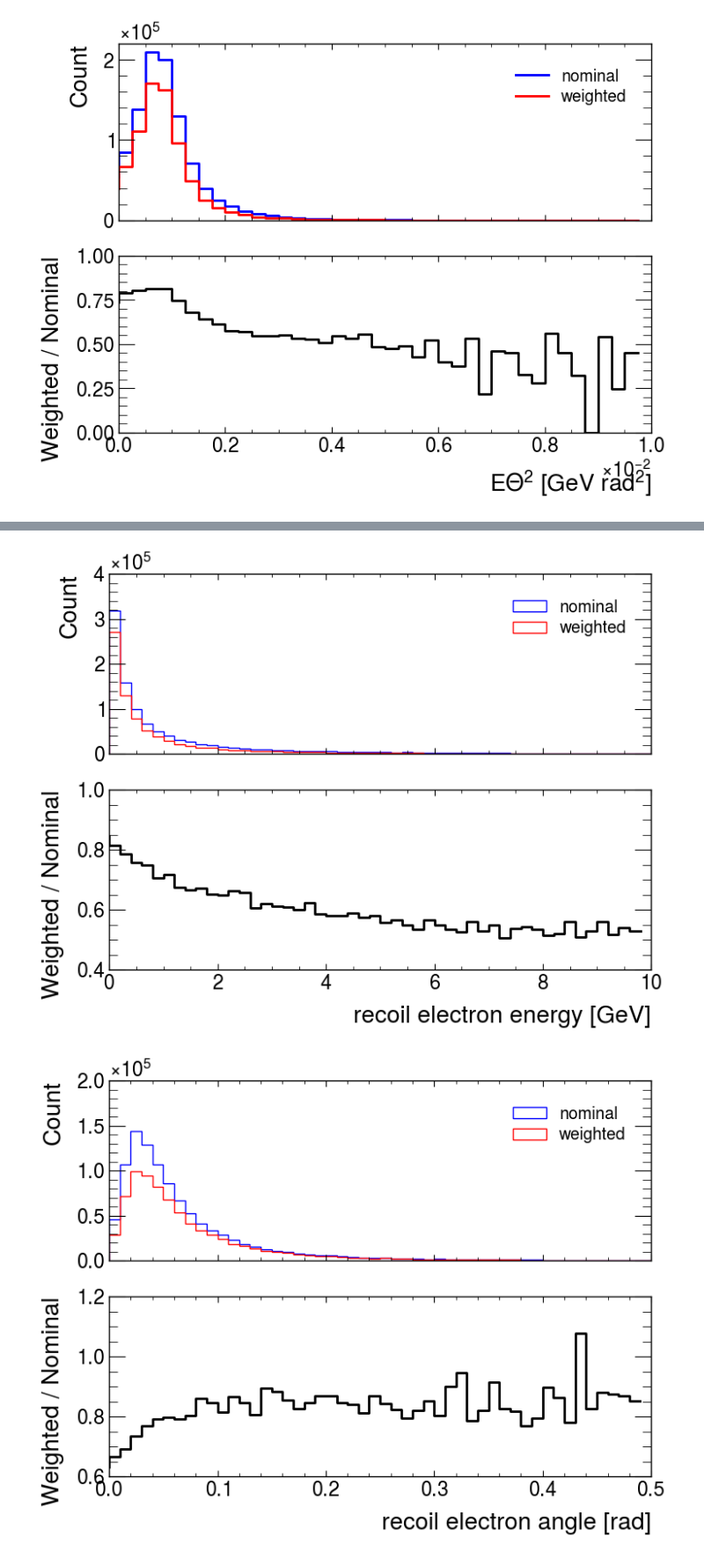
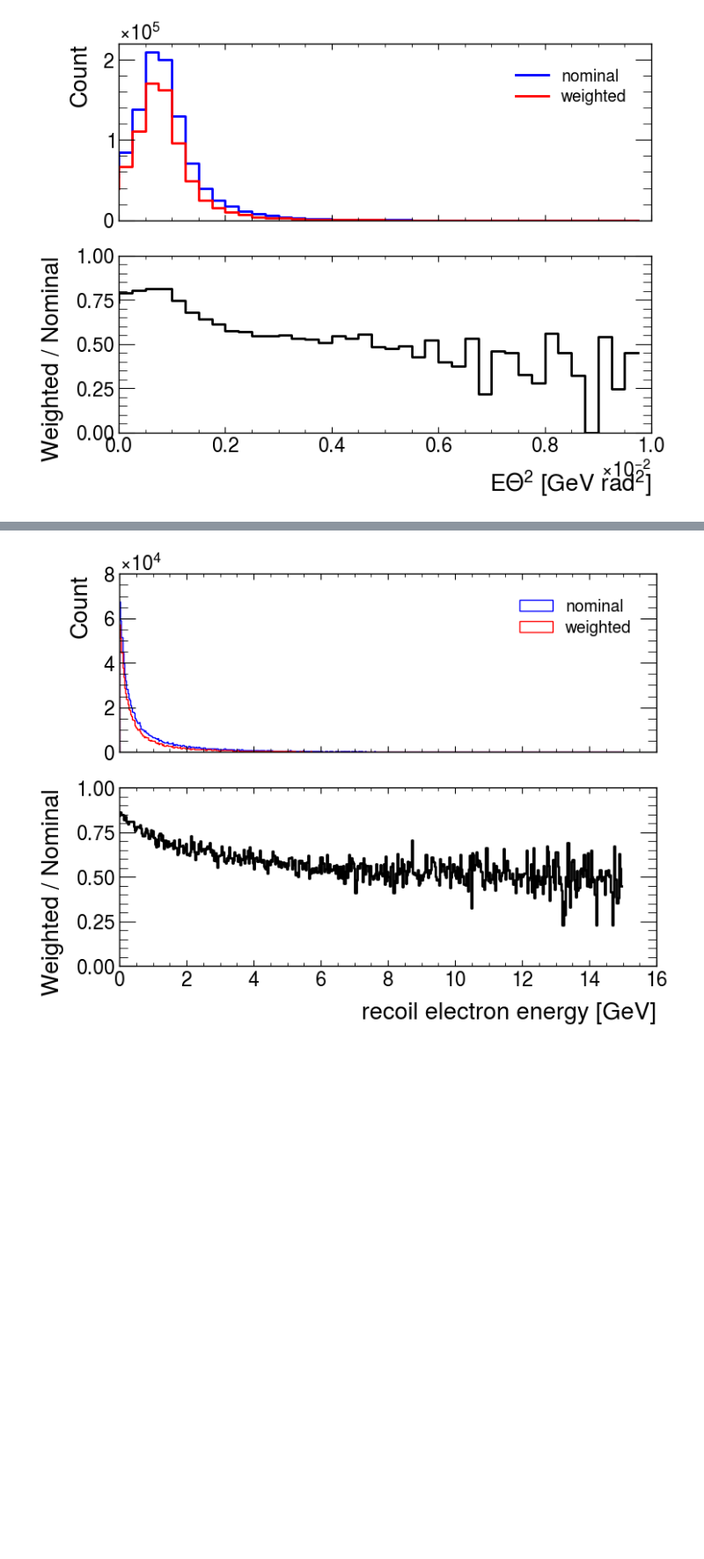
Before and after one commit to horohoo/thoroho-nova, a Jupyter notebook: ldmcode/NOvA_pion_dist.ipynb, the cells around one changed output, grey strips where cells are left out. Shown at 88% size. Saved outputs shown, nothing was run; the diff lists cells and outputs as text; code cells hidden in the pictures; blank space fills up the shorter version.

```diff
--- a/ldmcode/NOvA_pion_dist.ipynb
+++ b/ldmcode/NOvA_pion_dist.ipynb
@@ -361,6 +411,8 @@ for i in range(len(MIPP_BMPT_ratio)):
             MIPP_BMPT_ratio[i][j] = MIPP_avg[i][j] / bmpt_hist_norm[i][j]
 # %%
 HH, xe, ye = np.histogram2d(pz_arr, pT_arr, bins=[np.linspace(0,80,41), np.linspace(0,2,21)])
+HH = (HH-HH.min())/(HH.max()-HH.min())
+levels = [0.01, 0.1, 0.5]
 grid = HH.transpose()
 midpoints = (xe[1:] + xe[:-1])/2, (ye[1:] + ye[:-1])/2
 
@@ -368,8 +420,9 @@ fig = plt.figure()
 ax = fig.add_subplot()
 X, Y = np.meshgrid(bins_pz, bins_pT)
 rat = ax.pcolormesh(X, Y, MIPP_BMPT_ratio.T,cmap='jet',vmin=0, vmax=2)
-cs = ax.contour(*midpoints, grid, levels=4, colors='k', zorder=40)
+cs = ax.contour(*midpoints, grid, levels=levels, colors='k', zorder=40)
 cbar = fig.colorbar(rat)
+ax.clabel(cs, cs.levels, inline=True,fontsize=10)
 cbar.set_label('MIPP / BMPT')
 ax.set_xlabel('pz [GeV]')
 ax.set_ylabel('pT [GeV]')
@@ -589,44 +684,25 @@ fig.show()
 # %%
-nominal, edges = np.histogram(E_nominal, bins=np.linspace(0, 10, 51))
-weighted, edges = np.histogram(E_vals, bins=np.linspace(0, 10, 51), weights=Etheta2_weights)
+nominal, edges = np.histogram(E_nominal, bins=np.linspace(0, 15, 501))
+weighted, edges = np.histogram(E_vals, bins=np.linspace(0, 15, 501), weights=Etheta2_weights)
 ratio = []
 for i in range(len(nominal)):
     if nominal[i] > 0:
         ratio.append(weighted[i]/nominal[i])
     else:
-        ratio.append(0)
+        ratio.append(0.5)
 
 fig, (ax0, ax1) = plt.subplots(2, sharex=True)
-ax0.hist(E_nominal, bins=np.linspace(0, 10, 51), color='blue', histtype='step',label='nominal')
-ax0.hist(E_vals, bins=np.linspace(0,10,51), weights=Etheta2_weights, color='red', histtype='step', label='weighted')
+ax0.hist(E_nominal, bins=np.linspace(0, 15, 501), color='blue', histtype='step',label='nominal')
+ax0.hist(E_vals, bins=np.linspace(0,15,501), weights=Etheta2_weights, color='red', histtype='step', label='weighted')
 ax1.set_xlabel('recoil electron energy [GeV]')
 ax1.step(edges[:-1], ratio, color='black')
 ax0.set_ylabel('Count')
 ax1.set_ylabel(' Weighted / Nominal')
 ax0.legend()
+ax1.set_ylim((0,1))
 fig.show()
-
-nominal, edges = np.histogram(theta_nominal, bins=np.linspace(0, 0.5, 51))
-weighted, edges = np.histogram(theta_vals, bins=np.linspace(0, 0.5, 51), weights=Etheta2_weights)
-ratio = []
-for i in range(len(nominal)):
-    if nominal[i] > 0:
-        ratio.append(weighted[i]/nominal[i])
-    else:
-        ratio.append(0)
-
-fig, (ax0, ax1) = plt.subplots(2, sharex=True)
-ax0.hist(theta_nominal, bins=np.linspace(0, 0.5, 51), color='blue', histtype='step',label='nominal')
-ax0.hist(theta_vals, bins=np.linspace(0,0.5,51), weights=Etheta2_weights, color='red', histtype='step', label='weighted')
-ax1.set_xlabel('recoil electron angle [rad]')
-ax1.step(edges[:-1], ratio, color='black')
-ax0.set_ylabel('Count')
-ax1.set_ylabel(' Weighted / Nominal')
-ax0.legend()
-fig.show()
 # %% [output]
-[figure, old version]
+[figure, new version]
-[figure, removed]
 # %%
 evnpath = "/exp/nova/app/users/wmu/ldmcode/bdnmc_events/"
 files = [f for f in os.listdir(evnpath)]
```
Also changed, not shown: parts of 9 cells of this notebook.
